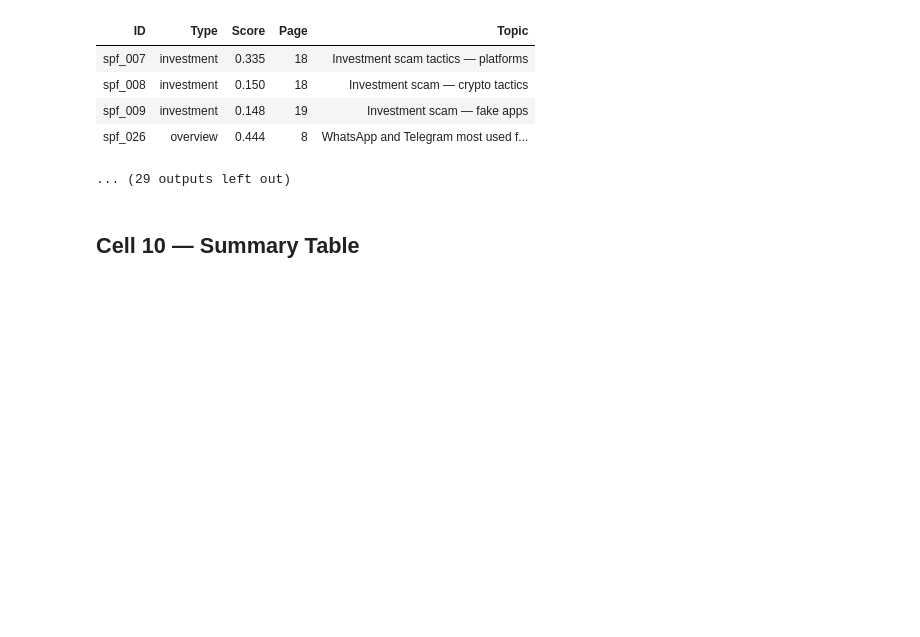
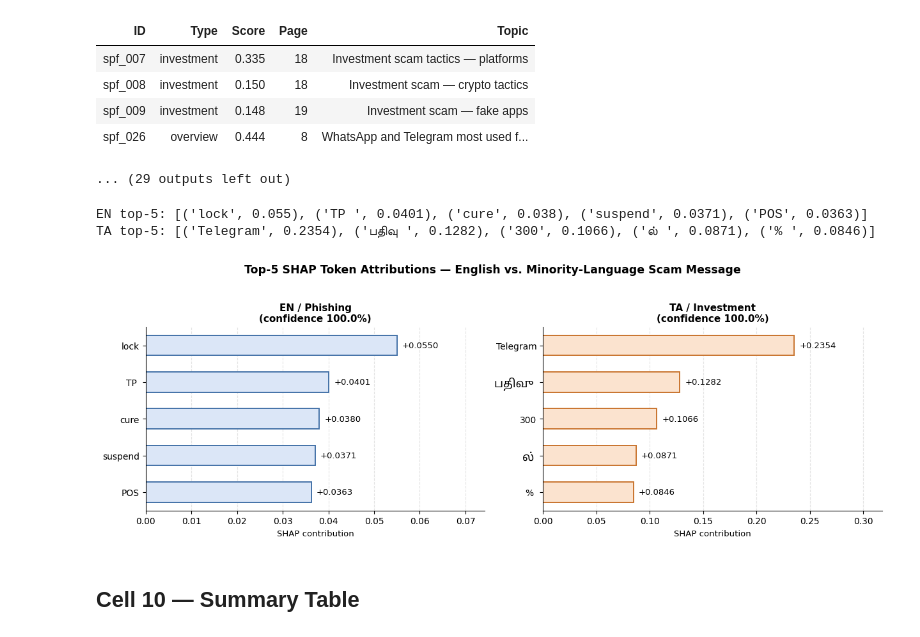
Before and after one commit to Bhoovika/ScamSense, a Jupyter notebook: Source_code/04_langgraph_rag.ipynb, the cells around one changed output. Saved outputs shown, nothing was run; the diff lists cells and outputs as text; code cells hidden in the pictures; blank space fills up the shorter version.

```diff
--- a/Source_code/04_langgraph_rag.ipynb
+++ b/Source_code/04_langgraph_rag.ipynb
@@ -637,6 +637,72 @@ RAG RETRIEVAL
 | spf_009 | investment | 0.148 | 19 | Investment scam — fake apps |
 | spf_026 | overview | 0.444 | 8 | WhatsApp and Telegram most used f... |
 ... (29 outputs left out)
+# %%
+# SHAP Token Attribution: English vs Minority-Language
+
+import matplotlib.pyplot as plt
+from matplotlib import font_manager
+import urllib.request, os
+
+# Tamil-script font handling
+TAMIL_FONT_PATH = "/kaggle/working/NotoSansTamil.ttf"
+if not os.path.exists(TAMIL_FONT_PATH):
+    urllib.request.urlretrieve(
+        "https://raw.githubusercontent.com/googlefonts/noto-fonts/main/hinted/ttf/NotoSansTamil/NotoSansTamil-Regular.ttf",
+        TAMIL_FONT_PATH
+    )
+tamil_font = font_manager.FontProperties(fname=TAMIL_FONT_PATH)
+
+def get_top5(all_results, test_case_name):
+    """Pull top-5 (token, shap_value) pairs for a given test case out of all_results,
+    using the same 'top_features' structure run_pipeline_display already reads from."""
+    match = next((r for r in all_results if r["test_case"] == test_case_name), None)
+    if match is None:
+        raise ValueError(f"No result found for test case '{test_case_name}'")
+    if not match.get("top_features"):
+        raise ValueError(f"'{test_case_name}' has no top_features (was it classified as ham?)")
+    return [(f["token"], float(f["shap_value"])) for f in match["top_features"]]
+
+en_tokens_scores = get_top5(all_results, "en / phishing")
+ta_tokens_scores = get_top5(all_results, "ta / investment")
+
+print("EN top-5:", en_tokens_scores)
+print("TA top-5:", ta_tokens_scores)
+
+def plot_shap_panel(ax, tokens_scores, title, fill, edge, use_tamil_labels=False):
+    tokens = [t for t, _ in tokens_scores][::-1]
+    scores = [s for _, s in tokens_scores][::-1]
+    bars = ax.barh(tokens, scores, color=fill, edgecolor=edge, linewidth=1.4, height=0.55)
+    for bar, score in zip(bars, scores):
+        ax.text(bar.get_width() + max(scores)*0.02, bar.get_y() + bar.get_height()/2,
+                 f"+{score:.4f}", va='center', ha='left', fontsize=9.5)
+    ax.set_title(title, fontsize=11, weight='bold')
+    ax.set_xlabel("SHAP contribution", fontsize=9.5)
+    ax.set_xlim(0, max(scores) * 1.35)
+    ax.spines[['top', 'right']].set_visible(False)
+    ax.grid(axis='x', linestyle='--', alpha=0.35)
+    ax.set_axisbelow(True)
+    if use_tamil_labels:
+        for lbl, tok in zip(ax.get_yticklabels(), tokens):
+            if any(ord(ch) > 127 for ch in tok):
+                lbl.set_fontproperties(tamil_font)
+                lbl.set_fontsize(13)
+
+fig, axes = plt.subplots(1, 2, figsize=(12.5, 4.3))
+plot_shap_panel(axes[0], en_tokens_scores, "EN / Phishing\n(confidence 100.0%)",
+                fill='#dbe6f7', edge='#4472a8')
+plot_shap_panel(axes[1], ta_tokens_scores, "TA / Investment\n(confidence 100.0%)",
+                fill='#fbe3cf', edge='#c9752f', use_tamil_labels=True)
+
+fig.suptitle("Top-5 SHAP Token Attributions — English vs. Minority-Language Scam Message",
+             fontsize=12.5, weight='bold', y=1.03)
+plt.tight_layout()
+plt.savefig("/kaggle/working/figure11_shap_en_vs_ta.png", dpi=220, bbox_inches='tight', facecolor='white')
+plt.show()
+# %% [output]
+EN top-5: [('lock', 0.055), ('TP ', 0.0401), ('cure', 0.038), ('suspend', 0.0371), ('POS', 0.0363)]
+TA top-5: [('Telegram', 0.2354), ('பதிவு ', 0.1282), ('300', 0.1066), ('ல் ', 0.0871), ('% ', 0.0846)]
+[figure, added]
 # %% [markdown]
 ## Cell 10 — Summary Table
 # %%
```
Also changed, not shown: parts of 1 cell of this notebook.
